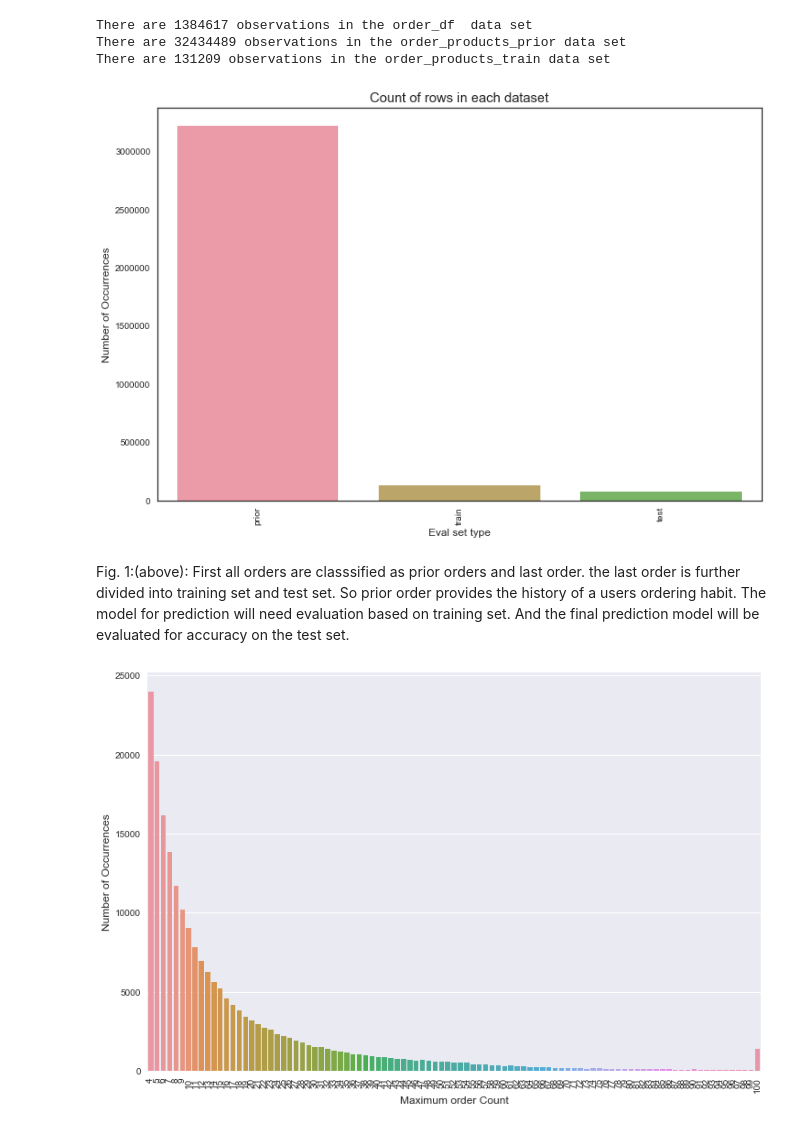
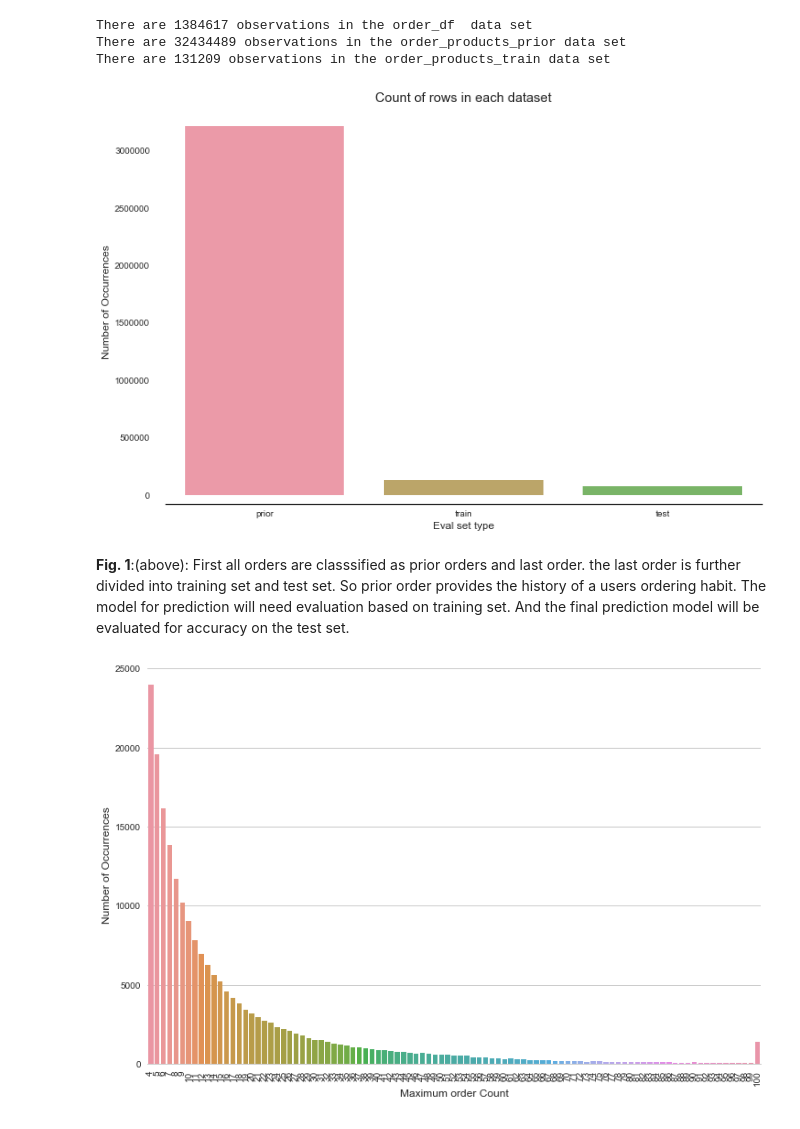
Before and after one commit to krajeshj/InstacartMBA, a Jupyter notebook: code/py/InstacartMBA_DataStoryTelling.ipynb, the cells around one changed output. Saved outputs shown, nothing was run; the diff lists cells and outputs as text; code cells hidden in the pictures.

```diff
--- a/code/py/InstacartMBA_DataStoryTelling.ipynb
+++ b/code/py/InstacartMBA_DataStoryTelling.ipynb
@@ -75,22 +117,24 @@ There are 131209 observations in the order_products_train data set
 # %%
 color = sns.color_palette()
 sns.set(style="white")
 cnt_srs = orders_df.eval_set.value_counts()
 
 plt.figure(figsize=(12,8))
 with sns.color_palette("husl"):
  sns.barplot(cnt_srs.index, cnt_srs.values, alpha=0.8)
 plt.ylabel('Number of Occurrences', fontsize=12)
 plt.xlabel('Eval set type', fontsize=12)
 plt.title('Count of rows in each dataset', fontsize=15)
 plt.xticks(rotation='vertical')
-
+sns.set_style("whitegrid")
+sns.despine(offset=10)
+sns.despine(left=True)
 
 plt.show()
 # %% [output]
-[figure, old version]
+[figure, new version]
 # %% [markdown]
-Fig. 1:(above): First all orders are classsified as prior orders  and last order. the last order is further divided into training set and test set. So prior order provides the history of a users ordering habit. The model for prediction will need evaluation based on training set. And the final prediction model will be evaluated for accuracy on the test set.
+__Fig. 1__:(above): First all orders are classsified as prior orders  and last order. the last order is further divided into training set and test set. So prior order provides the history of a users ordering habit. The model for prediction will need evaluation based on training set. And the final prediction model will be evaluated for accuracy on the test set.
 # %%
 
 cnt_srs = orders_df.groupby("user_id")["order_number"].aggregate(np.max).reset_index()
```
Also changed, not shown: parts of 38 cells of this notebook.
